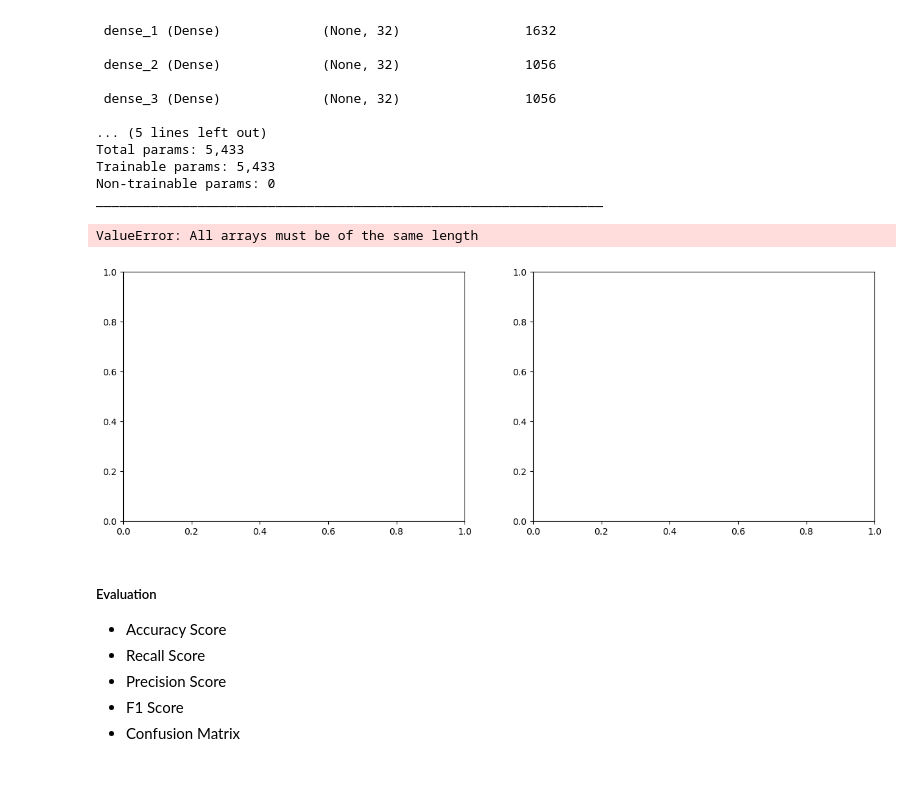
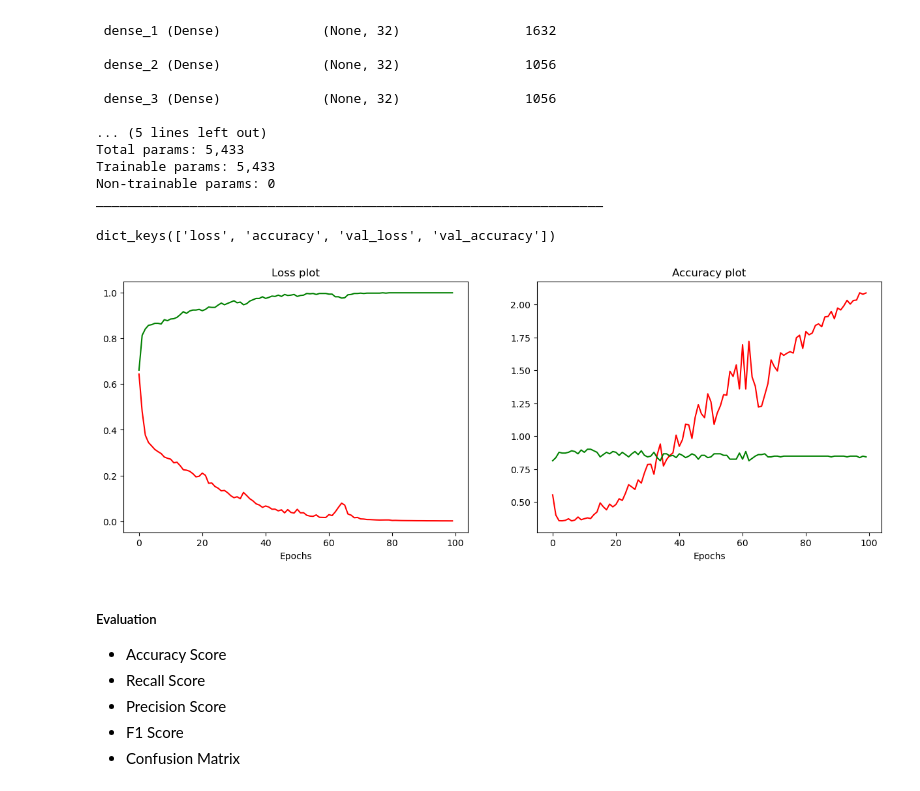
Before and after one commit to Tolulopeelijah/Predicting-Heart-failure-in-patients-with-commorbidities-using-keras, a Jupyter notebook: heart failure.ipynb, the cells around one changed output. Saved outputs shown, nothing was run; the diff lists cells and outputs as text; code cells hidden in the pictures.

Commit message:
saved the plots

```diff
--- a/heart failure.ipynb
+++ b/heart failure.ipynb
@@ -385,22 +385,25 @@ Total params: 5,433
 Trainable params: 5,433
 Non-trainable params: 0
 _________________________________________________________________
+# %%
+history.history.keys()
+# %% [output]
+dict_keys(['loss', 'accuracy', 'val_loss', 'val_accuracy'])
 # %%
 figure, ax = plt.subplots(nrows = 1, ncols = 2, figsize = (15,5))
-sns.lineplot(x = np.arange(0, 500), y = history.history['loss'], ax = ax[0], color = 'r')
-sns.lineplot(x = np.arange(0, 500), y = history.history['accuracy'], ax = ax[0], color = 'g')
+sns.lineplot(x = np.arange(0, 100), y = history.history['loss'], ax = ax[0], color = 'r')
+sns.lineplot(x = np.arange(0, 100), y = history.history['accuracy'], ax = ax[0], color = 'g')
 
-sns.lineplot(x = np.arange(0, 500), y = history.history['val_loss'], ax = ax[1], color = 'r')
-sns.lineplot(x = np.arange(0, 500), y = history.history['val_accuracy'], ax = ax[1], color = 'g')
+sns.lineplot(x = np.arange(0, 100), y = history.history['val_loss'], ax = ax[1], color = 'r')
+sns.lineplot(x = np.arange(0, 100), y = history.history['val_accuracy'], ax = ax[1], color = 'g')
 
 ax[0].set_title('Loss plot')
 ax[0].set_xlabel('Epochs')
 ax[1].set_xlabel('Epochs')
 ax[1].set_title('Accuracy plot')
 plt.savefig('plots/loss_acc_plot.png')
 # %% [output]
-ValueError: All arrays must be of the same length
-[figure, old version]
+[figure, new version]
 # %% [markdown]
 ##### Evaluation
 * Accuracy Score
```
Also changed, not shown: parts of 11 cells of this notebook, 10 other files.
